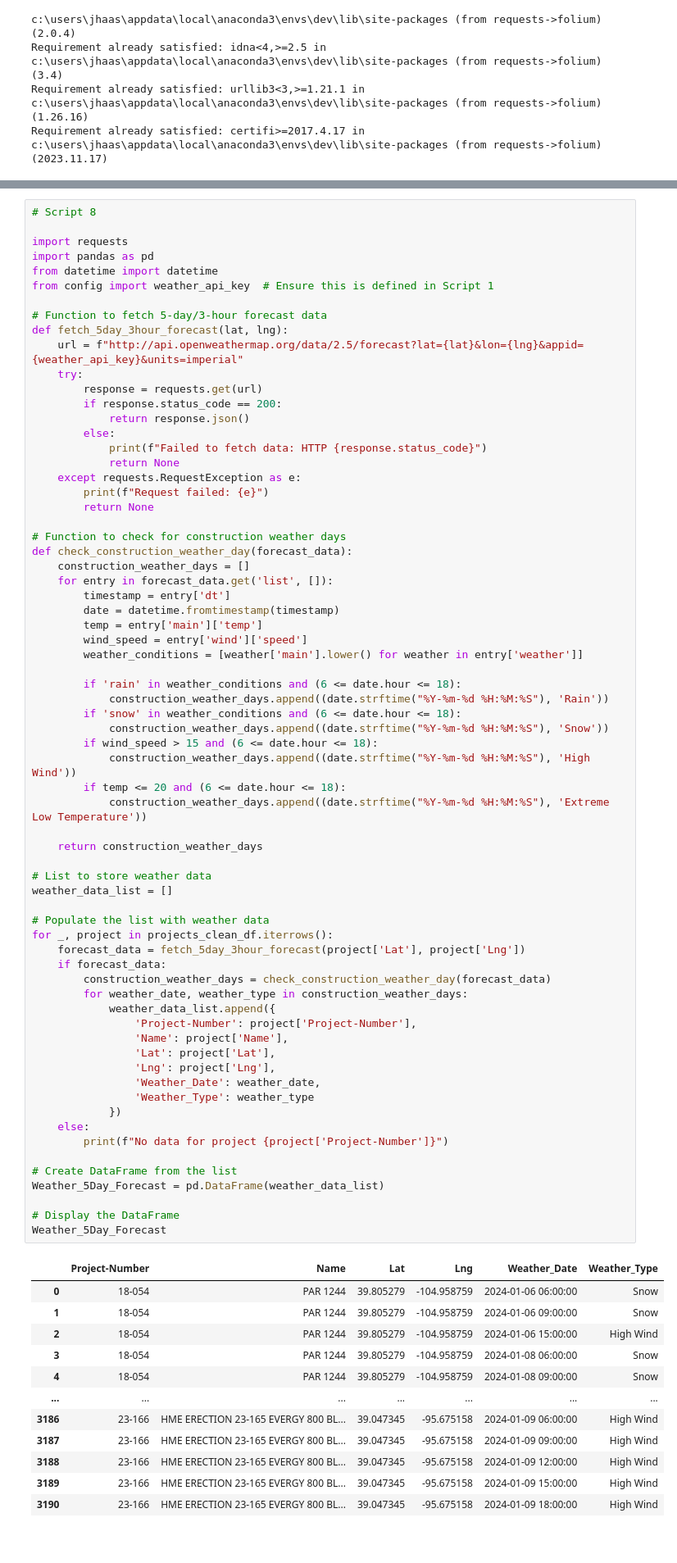
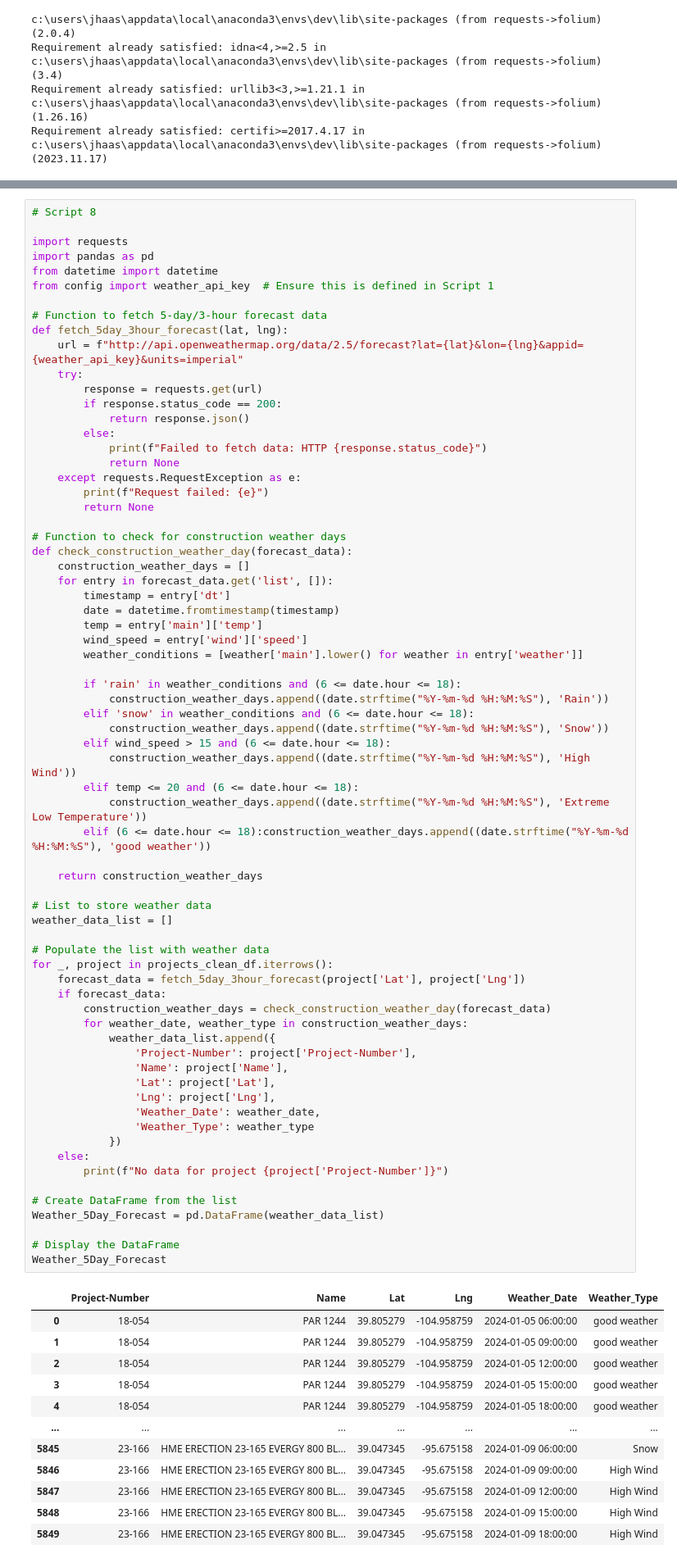
Before and after one commit to BFletchall/project-1, a Jupyter notebook: Project_1_starter_code.ipynb, the cells around one changed output, grey strips where cells are left out. Shown: that part at 82% size. Drawn from its saved outputs; the diff is of its cells as text.

```diff
--- a/Project_1_starter_code.ipynb
+++ b/Project_1_starter_code.ipynb
@@ -283,50 +257,51 @@ def check_construction_weather_day(forecast_data):
 
         if 'rain' in weather_conditions and (6 <= date.hour <= 18):
             construction_weather_days.append((date.strftime("%Y-%m-%d %H:%M:%S"), 'Rain'))
-        if 'snow' in weather_conditions and (6 <= date.hour <= 18):
+        elif 'snow' in weather_conditions and (6 <= date.hour <= 18):
             construction_weather_days.append((date.strftime("%Y-%m-%d %H:%M:%S"), 'Snow'))
-        if wind_speed > 15 and (6 <= date.hour <= 18):
+        elif wind_speed > 15 and (6 <= date.hour <= 18):
             construction_weather_days.append((date.strftime("%Y-%m-%d %H:%M:%S"), 'High Wind'))
-        if temp <= 20 and (6 <= date.hour <= 18):
+        elif temp <= 20 and (6 <= date.hour <= 18):
             construction_weather_days.append((date.strftime("%Y-%m-%d %H:%M:%S"), 'Extreme Low Temperature'))
+        elif (6 <= date.hour <= 18):construction_weather_days.append((date.strftime("%Y-%m-%d %H:%M:%S"), 'good weather'))
 
     return construction_weather_days
 
 # List to store weather data
 weather_data_list = []
 
 # Populate the list with weather data
 for _, project in projects_clean_df.iterrows():
     forecast_data = fetch_5day_3hour_forecast(project['Lat'], project['Lng'])
     if forecast_data:
         construction_weather_days = check_construction_weather_day(forecast_data)
         for weather_date, weather_type in construction_weather_days:
             weather_data_list.append({
                 'Project-Number': project['Project-Number'],
                 'Name': project['Name'],
                 'Lat': project['Lat'],
                 'Lng': project['Lng'],
                 'Weather_Date': weather_date,
                 'Weather_Type': weather_type
             })
     else:
         print(f"No data for project {project['Project-Number']}")
 
 # Create DataFrame from the list
 Weather_5Day_Forecast = pd.DataFrame(weather_data_list)
 
 # Display the DataFrame
 Weather_5Day_Forecast
 # %% [output]
 |  | Project-Number | Name | Lat | Lng | Weather_Date | Weather_Type |
-| 0 | 18-054 | PAR 1244 | 39.805279 | -104.958759 | 2024-01-06 06:00:00 | Snow |
-| 1 | 18-054 | PAR 1244 | 39.805279 | -104.958759 | 2024-01-06 09:00:00 | Snow |
-| 2 | 18-054 | PAR 1244 | 39.805279 | -104.958759 | 2024-01-06 15:00:00 | High Wind |
-| 3 | 18-054 | PAR 1244 | 39.805279 | -104.958759 | 2024-01-08 06:00:00 | Snow |
-| 4 | 18-054 | PAR 1244 | 39.805279 | -104.958759 | 2024-01-08 09:00:00 | Snow |
+| 0 | 18-054 | PAR 1244 | 39.805279 | -104.958759 | 2024-01-05 06:00:00 | good weather |
+| 1 | 18-054 | PAR 1244 | 39.805279 | -104.958759 | 2024-01-05 09:00:00 | good weather |
+| 2 | 18-054 | PAR 1244 | 39.805279 | -104.958759 | 2024-01-05 12:00:00 | good weather |
+| 3 | 18-054 | PAR 1244 | 39.805279 | -104.958759 | 2024-01-05 15:00:00 | good weather |
+| 4 | 18-054 | PAR 1244 | 39.805279 | -104.958759 | 2024-01-05 18:00:00 | good weather |
 | ... | ... | ... | ... | ... | ... | ... |
-| 3186 | 23-166 | HME ERECTION 23-165 EVERGY 800 BL... | 39.047345 | -95.675158 | 2024-01-09 06:00:00 | High Wind |
-| 3187 | 23-166 | HME ERECTION 23-165 EVERGY 800 BL... | 39.047345 | -95.675158 | 2024-01-09 09:00:00 | High Wind |
-| 3188 | 23-166 | HME ERECTION 23-165 EVERGY 800 BL... | 39.047345 | -95.675158 | 2024-01-09 12:00:00 | High Wind |
-| 3189 | 23-166 | HME ERECTION 23-165 EVERGY 800 BL... | 39.047345 | -95.675158 | 2024-01-09 15:00:00 | High Wind |
-| 3190 | 23-166 | HME ERECTION 23-165 EVERGY 800 BL... | 39.047345 | -95.675158 | 2024-01-09 18:00:00 | High Wind |
+| 5845 | 23-166 | HME ERECTION 23-165 EVERGY 800 BL... | 39.047345 | -95.675158 | 2024-01-09 06:00:00 | Snow |
+| 5846 | 23-166 | HME ERECTION 23-165 EVERGY 800 BL... | 39.047345 | -95.675158 | 2024-01-09 09:00:00 | High Wind |
+| 5847 | 23-166 | HME ERECTION 23-165 EVERGY 800 BL... | 39.047345 | -95.675158 | 2024-01-09 12:00:00 | High Wind |
+| 5848 | 23-166 | HME ERECTION 23-165 EVERGY 800 BL... | 39.047345 | -95.675158 | 2024-01-09 15:00:00 | High Wind |
+| 5849 | 23-166 | HME ERECTION 23-165 EVERGY 800 BL... | 39.047345 | -95.675158 | 2024-01-09 18:00:00 | High Wind |
```
Also changed, not shown: parts of 14 cells of this notebook, 3 other files.
